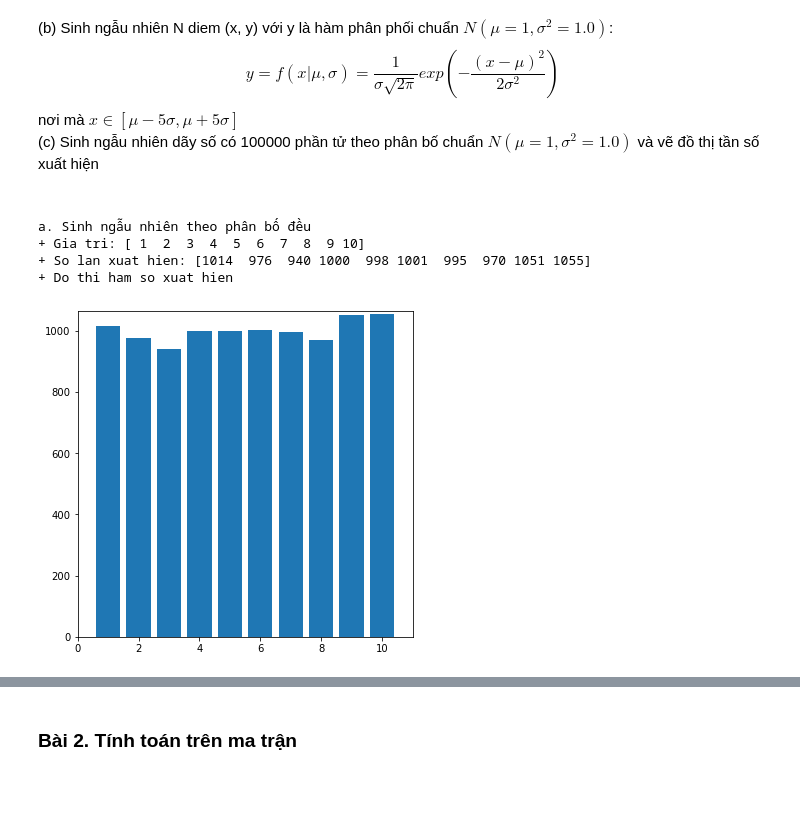
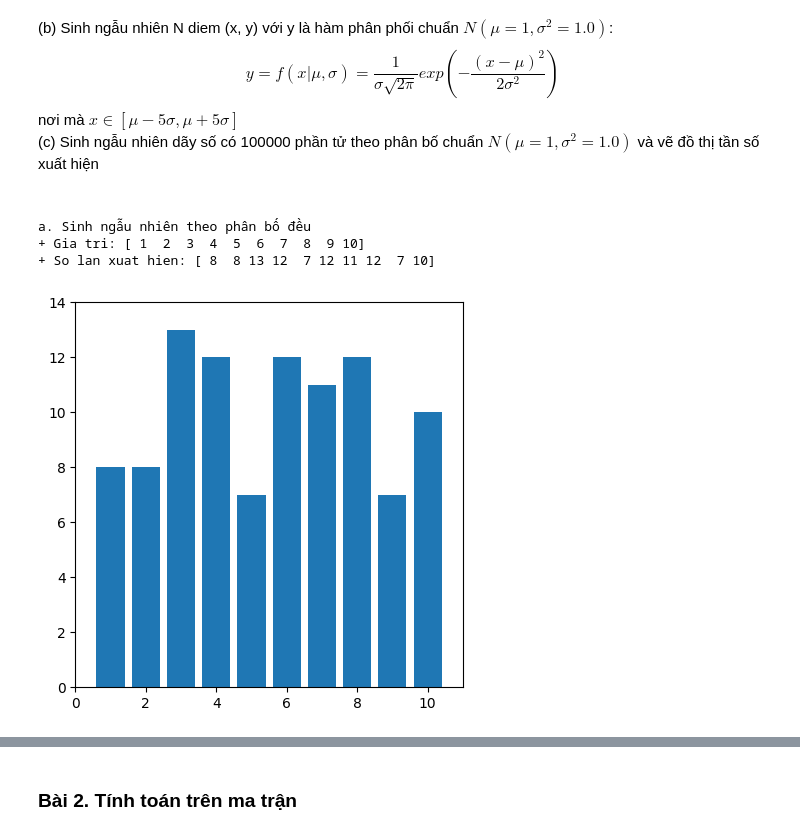
Before and after one commit to doduyquy/SGU_2025-ML-Fundamentals, a Jupyter notebook: Lab1/04_exercise_02_numpy-matplotlib.ipynb, the cells around one changed output, grey strips where cells are left out. Drawn from its saved outputs; the diff is of its cells as text; code cells hidden in the pictures; blank space fills up the shorter version.

```diff
--- a/Lab1/04_exercise_02_numpy-matplotlib.ipynb
+++ b/Lab1/04_exercise_02_numpy-matplotlib.ipynb
@@ -168,27 +161,26 @@ d. Tìm khoảng cách nhỏ nhất giữa tập a và x. Ví dụ: min({1, 3, 5
 # %%
 import matplotlib.pyplot as plt  # Khai báo thư viện pyplot trong matplotlib
 
 """ CÁC BẠN LÀM BÀI Ở ĐÂY """
 # Sử dụng hàm np.random.randint để sinh dãy số ngẫu nhiên
 # Sử dụng hàm np.unique để trả về tần số xuất hiện
-# ...
+arr = np.random.randint(1, 10 + 1, 100)
+value, cnt = np.unique(arr, return_counts=True)
 
+# Cau a: ve do thi tan so xuat hien cho 100 so ngau nhien
 print("a. Sinh ngẫu nhiên theo phân bố đều")
 print(f"+ Gia tri: {value}")
 print(f"+ So lan xuat hien: {cnt}")
-print("+ Do thi ham so xuat hien")
-plt.figure(figsize=(6,6))      #  kich thuoc ban ve
-plt.bar(value, cnt)            #  ve cac khoi chu nhat theo day x, y
-plt.xlim(0, 11)                #  gioi han truc x
-plt.ylim(0, np.max(cnt) + 10)  #  gioi han truc y
-plt.savefig("4a.png")          #  luu do thi
-plt.show()                     #  hien thi do thi
+plt.figure(figsize=(5, 5))
+plt.bar(value, cnt)
+plt.xlim(0, 10 + 1)
+plt.ylim(0, np.max(cnt) + 1)      # limit truc y phai >= gia tri max(cnt)
+plt.show()
 # %% [output]
 a. Sinh ngẫu nhiên theo phân bố đều
 + Gia tri: [ 1  2  3  4  5  6  7  8  9 10]
-+ So lan xuat hien: [1014  976  940 1000  998 1001  995  970 1051 1055]
-+ Do thi ham so xuat hien
++ So lan xuat hien: [ 8  8 13 12  7 12 11 12  7 10]
-[figure, old version]
+[figure, new version]
 # %%
 """ CÁC BẠN LÀM BÀI Ở ĐÂY """
 # Sử dụm hàm np.random.rand() sinh số ngẫu nhiên trong [0,1) --> [0,1) * (b - a) + a --> [a, b)
```
Also changed, not shown: parts of 14 cells of this notebook.
